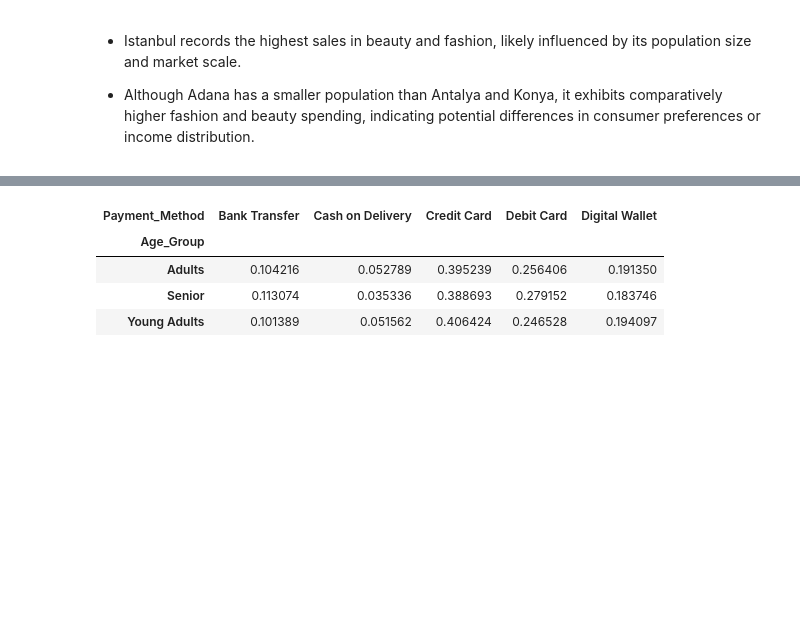
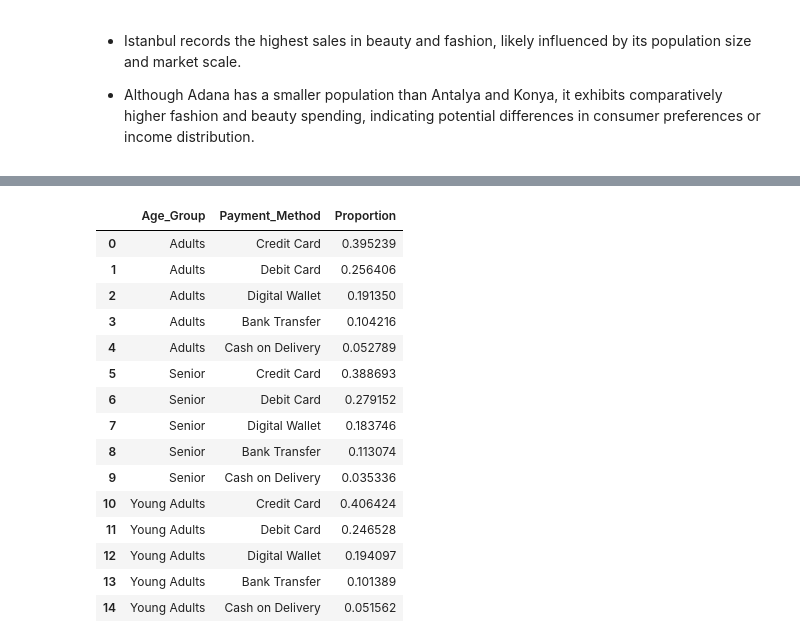
Before and after one commit to danielcamacho9712/EDA_E-Commerce_Project, a Jupyter notebook: eda_project.ipynb, the cells around one changed output, grey strips where cells are left out. Cells and saved outputs as stored; diff of their text form; code cells hidden in the pictures; blank space fills up the shorter version.

```diff
--- a/eda_project.ipynb
+++ b/eda_project.ipynb
@@ -346,13 +341,27 @@ sns.scatterplot(data=data_sales[data_sales['Product_Category'] != 'Electronics']
 # %%
 # Creating Age_Group column
 data_sales['Age_Group'] = data_sales['Age'].apply(lambda x: 'Young Adults' if x < 30 else ('Adults' if x < 60 else 'Senior'))
 
-payment_methods_gender = data_sales.groupby('Age_Group')['Payment_Method'].value_counts(normalize=True).unstack()
-payment_methods_gender
+payment_methods_age = (data_sales.groupby('Age_Group')['Payment_Method']
+                       .value_counts(normalize=True)
+                       .rename('Proportion')
+                       .reset_index())
+payment_methods_age
 # %% [output]
-| Payment_Method | Bank Transfer | Cash on Delivery | Credit Card | Debit Card | Digital Wallet |
-| Age_Group |  |  |  |  |  |
-| Adults | 0.104216 | 0.052789 | 0.395239 | 0.256406 | 0.191350 |
-| Senior | 0.113074 | 0.035336 | 0.388693 | 0.279152 | 0.183746 |
-| Young Adults | 0.101389 | 0.051562 | 0.406424 | 0.246528 | 0.194097 |
+|  | Age_Group | Payment_Method | Proportion |
+| 0 | Adults | Credit Card | 0.395239 |
+| 1 | Adults | Debit Card | 0.256406 |
+| 2 | Adults | Digital Wallet | 0.191350 |
+| 3 | Adults | Bank Transfer | 0.104216 |
+| 4 | Adults | Cash on Delivery | 0.052789 |
+| 5 | Senior | Credit Card | 0.388693 |
+| 6 | Senior | Debit Card | 0.279152 |
+| 7 | Senior | Digital Wallet | 0.183746 |
+| 8 | Senior | Bank Transfer | 0.113074 |
+| 9 | Senior | Cash on Delivery | 0.035336 |
+| 10 | Young Adults | Credit Card | 0.406424 |
+| 11 | Young Adults | Debit Card | 0.246528 |
+| 12 | Young Adults | Digital Wallet | 0.194097 |
+| 13 | Young Adults | Bank Transfer | 0.101389 |
+| 14 | Young Adults | Cash on Delivery | 0.051562 |
 # %%
```
Also changed, not shown: parts of 20 cells of this notebook.
